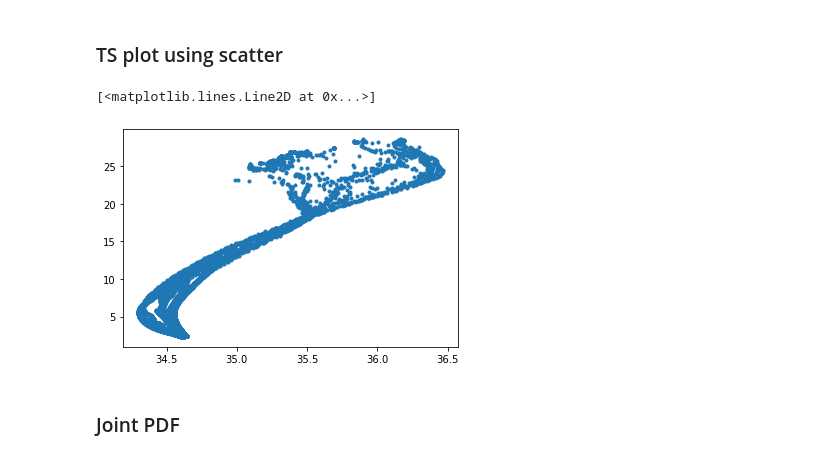
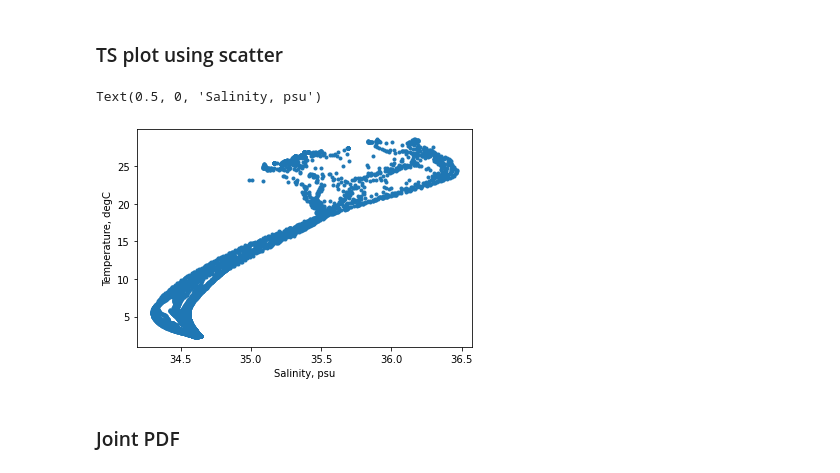
Before and after one commit to argovis/demo_notebooks, a Jupyter notebook: special_topics.ipynb, the cells around one changed output. Saved outputs shown, nothing was run; the diff lists cells and outputs as text; code cells hidden in the pictures.

```diff
--- a/special_topics.ipynb
+++ b/special_topics.ipynb
@@ -76,9 +76,11 @@ numpy.shape(interpolated_temperatures)
 ### TS plot using scatter
 # %%
 plt.plot(interpolated_salinity.flatten(),interpolated_temperatures.flatten(),marker='.',linestyle='')
+plt.ylabel('Temperature, degC')
+plt.xlabel('Salinity, psu')
 # %% [output]
-[<matplotlib.lines.Line2D at 0x...>]
+Text(0.5, 0, 'Salinity, psu')
-[figure, old version]
+[figure, new version]
 # %% [markdown]
 ### Joint PDF
 # %%
```
